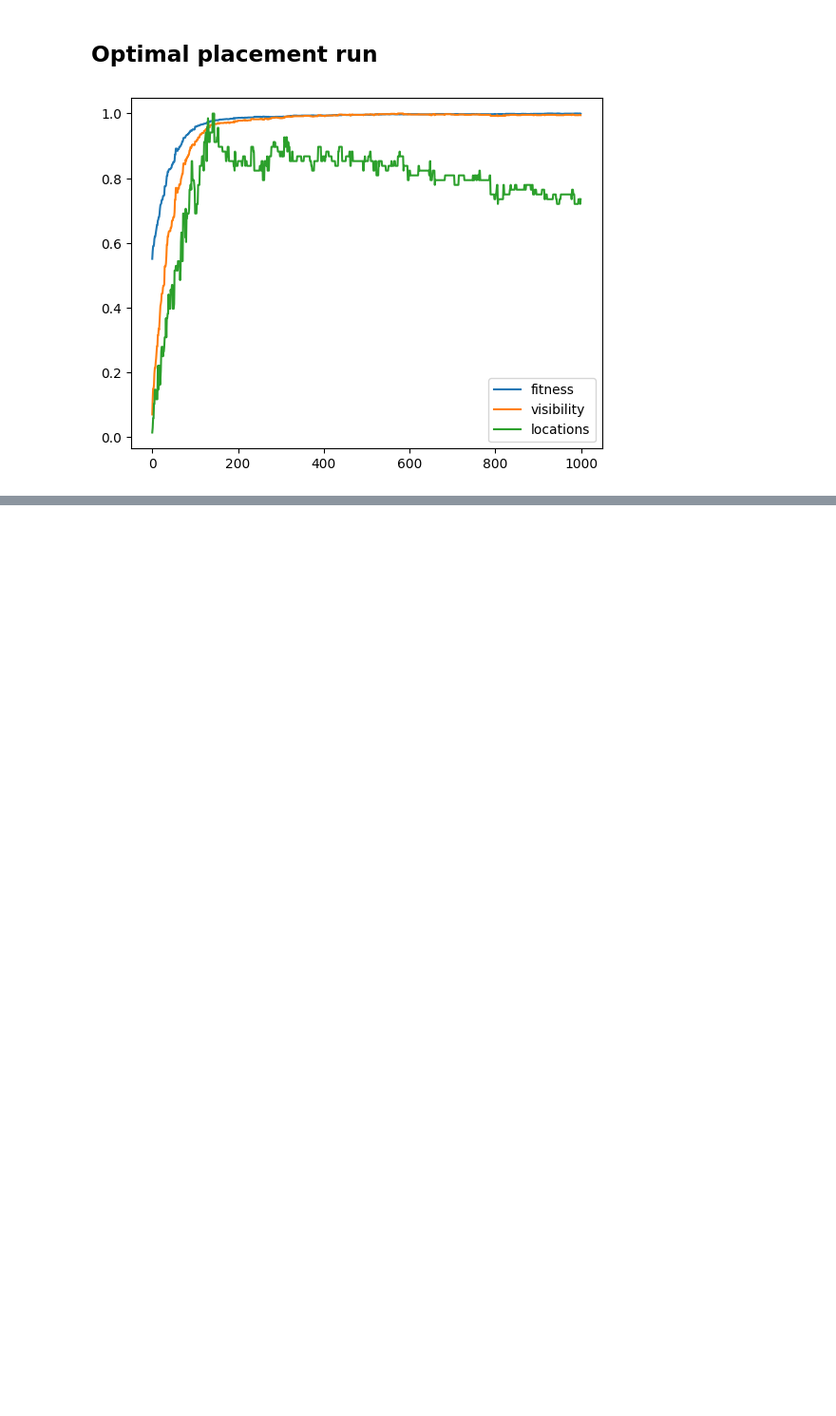
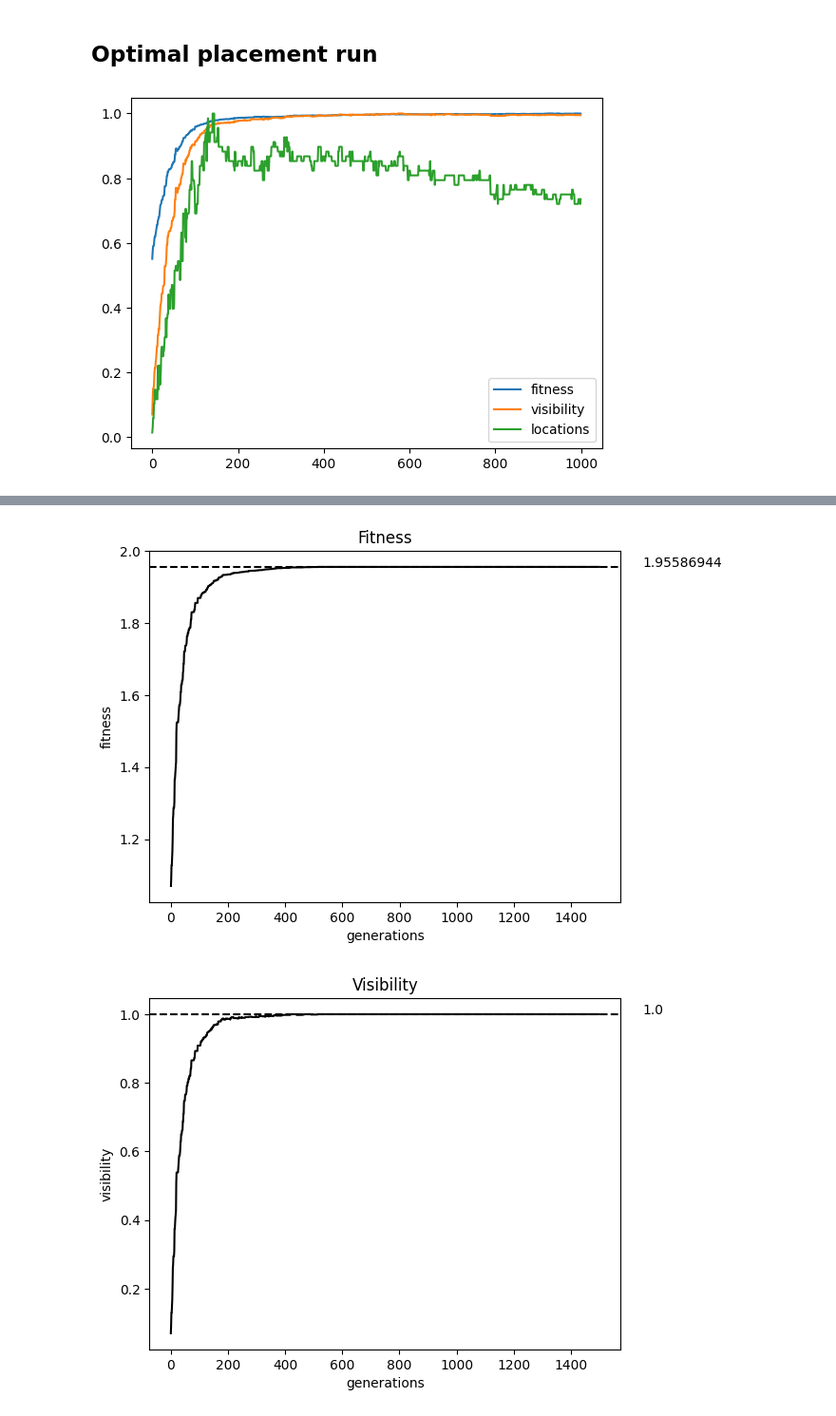
Before and after one commit to marvkosmai/mprj-optimal-placement-and-route, a Jupyter notebook: DataVisualization/data_visualization.ipynb, the cells around one changed output, grey strips where cells are left out. Shown at 95% size. Saved outputs shown, nothing was run; the diff lists cells and outputs as text; code cells hidden in the pictures; blank space fills up the shorter version.

Commit message:
add more data

```diff
--- a/DataVisualization/data_visualization.ipynb
+++ b/DataVisualization/data_visualization.ipynb
@@ -141,0 +120,67 @@ plt.show()
+# %%
+f = open('data/p200_c80_m10_e10_g1500_638118169318562469.json')
+data = json.load(f)
+f.close()
+
+bestFitness = np.array(data['bestFitness'])
+averageFitness = np.array(data['averageFitness'])
+
+bestVisibility = np.array(data['bestVisibility'])
+
+bestLocations = np.array(data['bestLocations'])
+averageLocations = np.array(data['averageLocations'])
+
+standardDeviation = np.array(data['standardDeviation'])
+#standardDeviation[0] = standardDeviation[1]
+
+x = np.arange(len(bestFitness))
+
+plt.plot(x, bestFitness, c='black', label='fitness')
+plt.axhline(y = bestFitness.max(), c='black', linestyle='--')
+plt.text(len(bestFitness) * 1.1, bestFitness.max(), s=str(bestFitness.max()))
+plt.xlabel('generations')
+plt.ylabel('fitness')
+plt.title('Fitness')
+plt.show()
+
+plt.plot(x, bestVisibility, c='black', label='visibility')
+plt.axhline(y = bestVisibility.max(), c='black', linestyle='--')
+plt.text(len(bestVisibility) * 1.1, bestVisibility.max(), s=str(bestVisibility.max()))
+plt.xlabel('generations')
+plt.ylabel('visibility')
+plt.title('Visibility')
+plt.show()
+
+plt.plot(x, bestLocations, c='black', label='best')
+#plt.plot(x, averageLocations, c='black', linestyle='--', label='average')
+plt.axhline(y = bestLocations.max(), c='black', linestyle='--')
+plt.text(len(bestLocations) * 1.1, bestLocations.max(), s=str(bestLocations.max()))
+plt.axhline(y = bestLocations[-1], c='black', linestyle='--')
+plt.text(len(bestLocations) * 1.1, bestLocations[-1], s=str(bestLocations[-1]))
+plt.xlabel('generations')
+plt.ylabel('locations')
+plt.title('Locations')
+plt.show()
+
+plt.plot(x, standardDeviation, c='black', label='σ')
+#plt.axhline(y = bestVisibility.max(), c='black', linestyle='--')
+#plt.text(len(bestVisibility) * 1.1, bestVisibility.max(), s=str(bestVisibility.max()))
+plt.xlabel('generations')
+plt.ylabel('σ')
+plt.title('Standard deviation')
+plt.show()
+
+
+## 95% rule
+#p95 = np.array([0.0] * len(x))
+#for i in range(len(x)):
+#    p95[i] = averageFitness[i] + 2 * standardDeviation[i]
+
+#plt.plot(x, p95, label='95%')
+#plt.plot(x, bestFitness, label='best')
+#plt.plot(x, averageFitness, label='average')
+#plt.legend()
+#plt.show()
+# %% [output]
+[figure, added]
+[figure, added]
```
Also changed, not shown: parts of 3 cells of this notebook, 7 other files.
